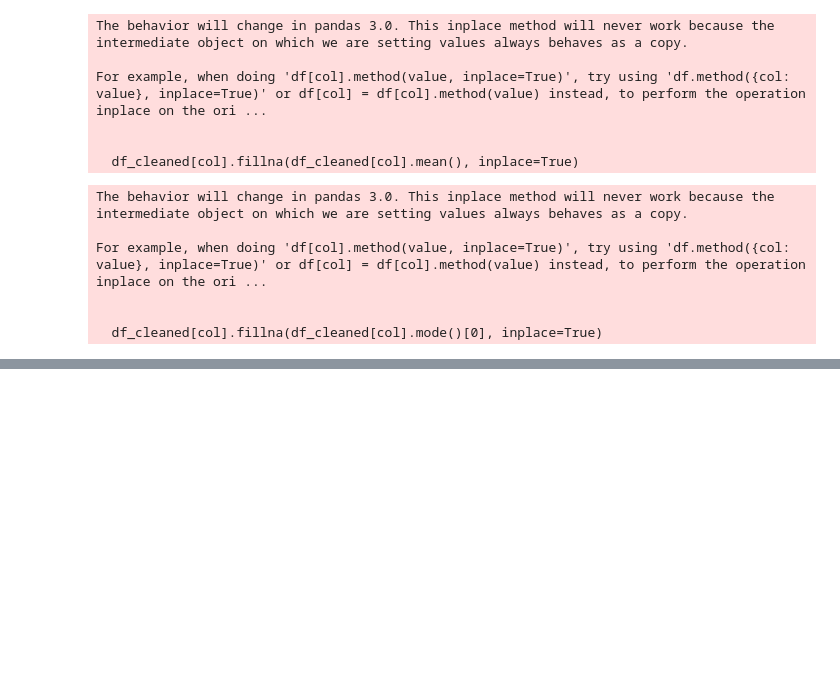
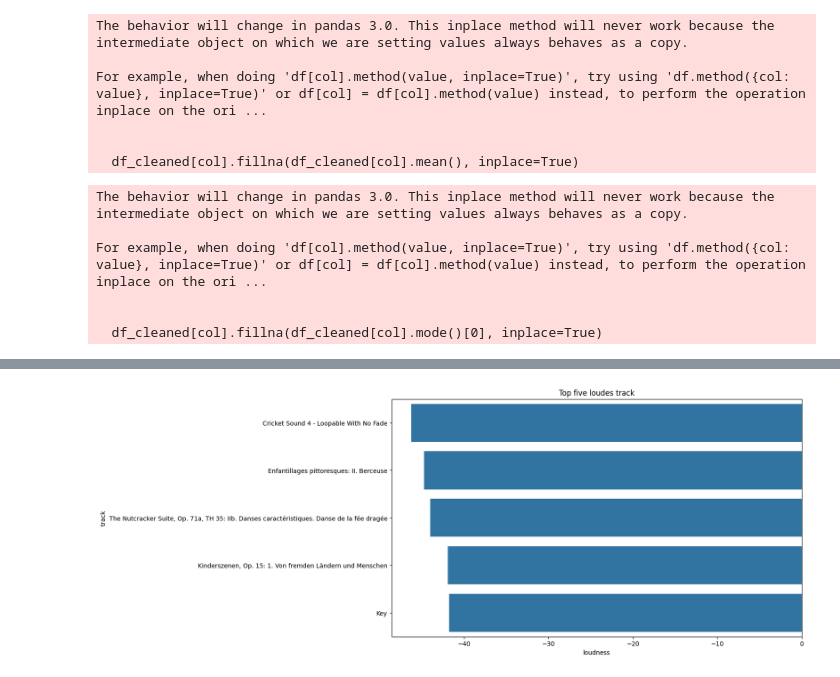
Before and after one commit to walethewave/Song-Stats-Analyzer, a Jupyter notebook: spotify.ipynb, the cells around one changed output, grey strips where cells are left out. Cells and saved outputs as stored; diff of their text form; code cells hidden in the pictures; blank space fills up the shorter version.

```diff
--- a/spotify.ipynb
+++ b/spotify.ipynb
@@ -145,0 +173,3 @@ df_cleaned.to_csv('cleaned spotify.csv', index=False)
+# %%
+top_five_loudest_track = df_cleaned[["loudness", "track"]].sort_values(by="loudness", ascending=True)[:5]
+top_five_loudest_track
@@ -145,0 +183,7 @@ df_cleaned.to_csv('cleaned spotify.csv', index=False)
+# %%
+plt.figure(figsize=(12, 7))
+sns.barplot(x = "loudness", y = "track", data=top_five_loudest_track)
+plt.title("Top five loudes track")
+plt.show()
+# %% [output]
+[figure, added]
```
Also changed, not shown: parts of 10 cells of this notebook, 1 other file.
